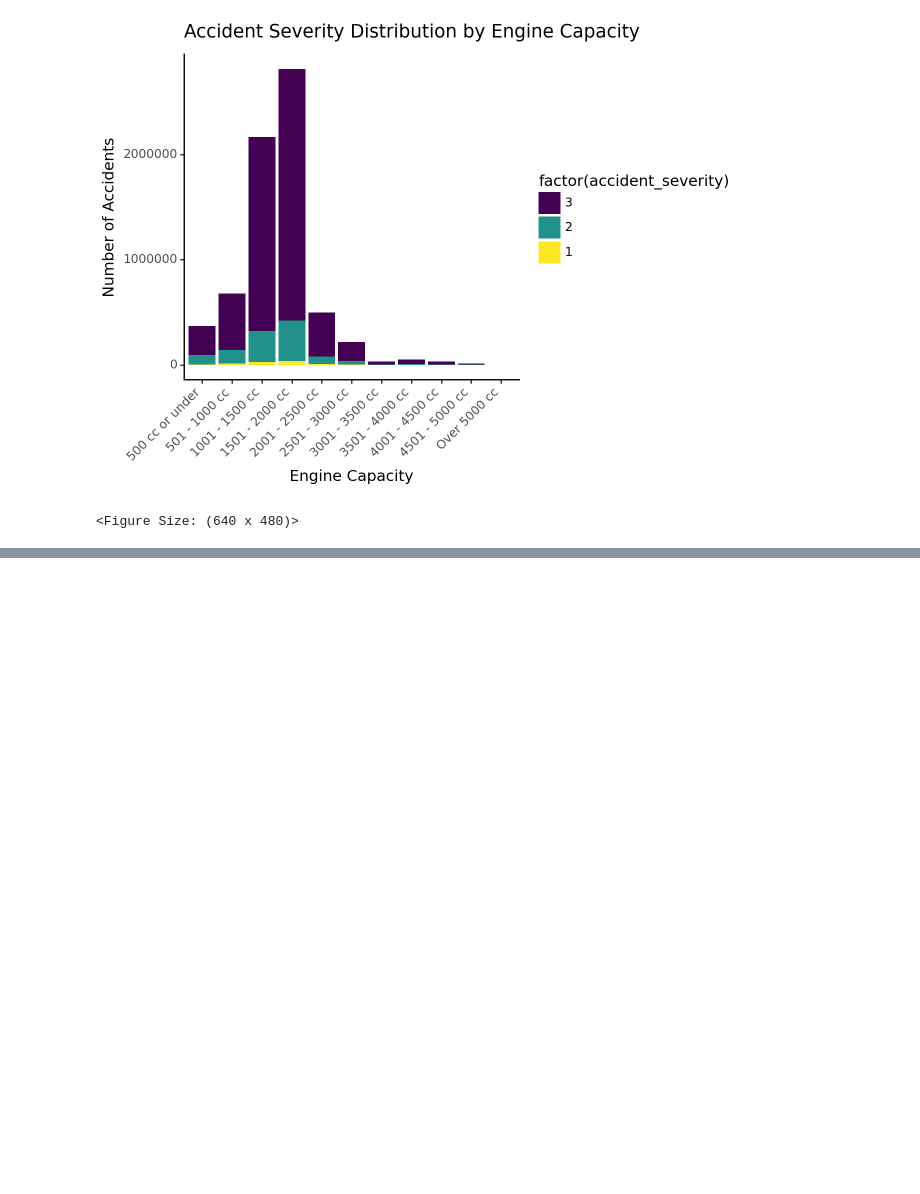
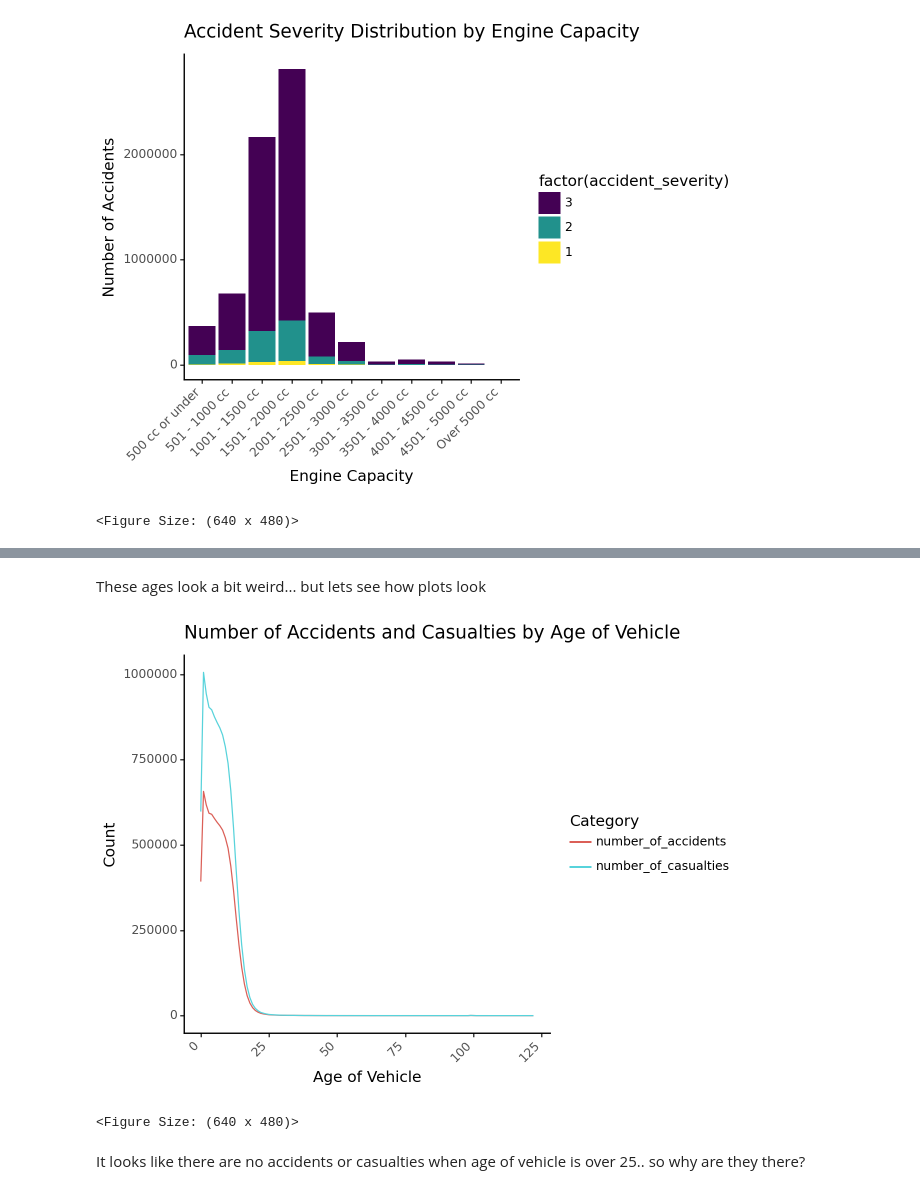
Before and after one commit to nikolaymoshenskiy/IDS-UK-road-accidents, a Jupyter notebook: LM_visualisation.ipynb, the cells around one changed output, grey strips where cells are left out. Cells and saved outputs as stored; diff of their text form; code cells hidden in the pictures; blank space fills up the shorter version.

Commit message:
Add code for visualisation of number of accidents and casualties by age of vehicle, lineplot

```diff
--- a/LM_visualisation.ipynb
+++ b/LM_visualisation.ipynb
@@ -647,0 +660,34 @@ eng_cap_severity_plot
+# %% [markdown]
+These ages look a bit weird... but lets see how plots look
+# %%
+# line plot
+# Filter out unknown ages of vehicle
+vehicle_age_data = road_acc_data.copy()
+vehicle_age_data = vehicle_age_data[vehicle_age_data['age_of_vehicle'] != -1]
+
+# Group by age and aggregate
+vehicle_age_line_data = vehicle_age_data.groupby('age_of_vehicle').agg({'accident_index': pd.Series.nunique,
+                                                                        'number_of_casualties': 'sum'}).reset_index()
+
+# Rename columns for clarity
+vehicle_age_line_data.columns = ['age_of_vehicle', 'number_of_accidents', 'number_of_casualties']
+
+# Melting the DataFrame for use in plotnine
+vehicle_age_line_data_melted = vehicle_age_line_data.melt(id_vars='age_of_vehicle', var_name='Category', value_name='Count')
+
+# Creating the line plot
+vehicle_age_line_plot = (
+    ggplot(vehicle_age_line_data_melted, aes(x='age_of_vehicle', y='Count', color='Category')) +
+    geom_line() +
+    labs(x='Age of Vehicle', y='Count', title='Number of Accidents and Casualties by Age of Vehicle') +
+    theme_classic() +
+    theme(axis_text_x=element_text(rotation=45, hjust=1))
+)
+
+# Display the plot
+vehicle_age_line_plot
+# %% [output]
+[figure, added]
+<Figure Size: (640 x 480)>
+# %% [markdown]
+It looks like there are no accidents or casualties when age of vehicle is over 25.. so why are they there?
```
Also changed, not shown: parts of 2 cells of this notebook.
